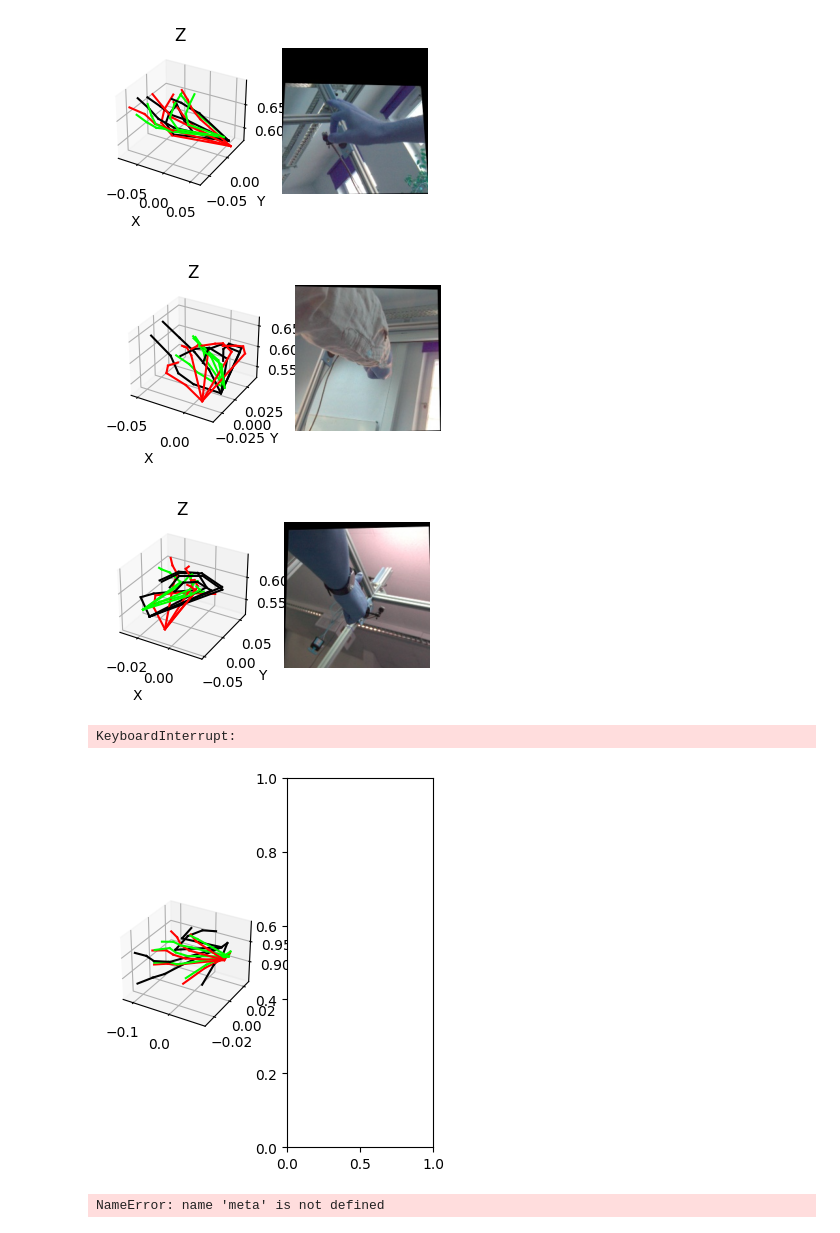
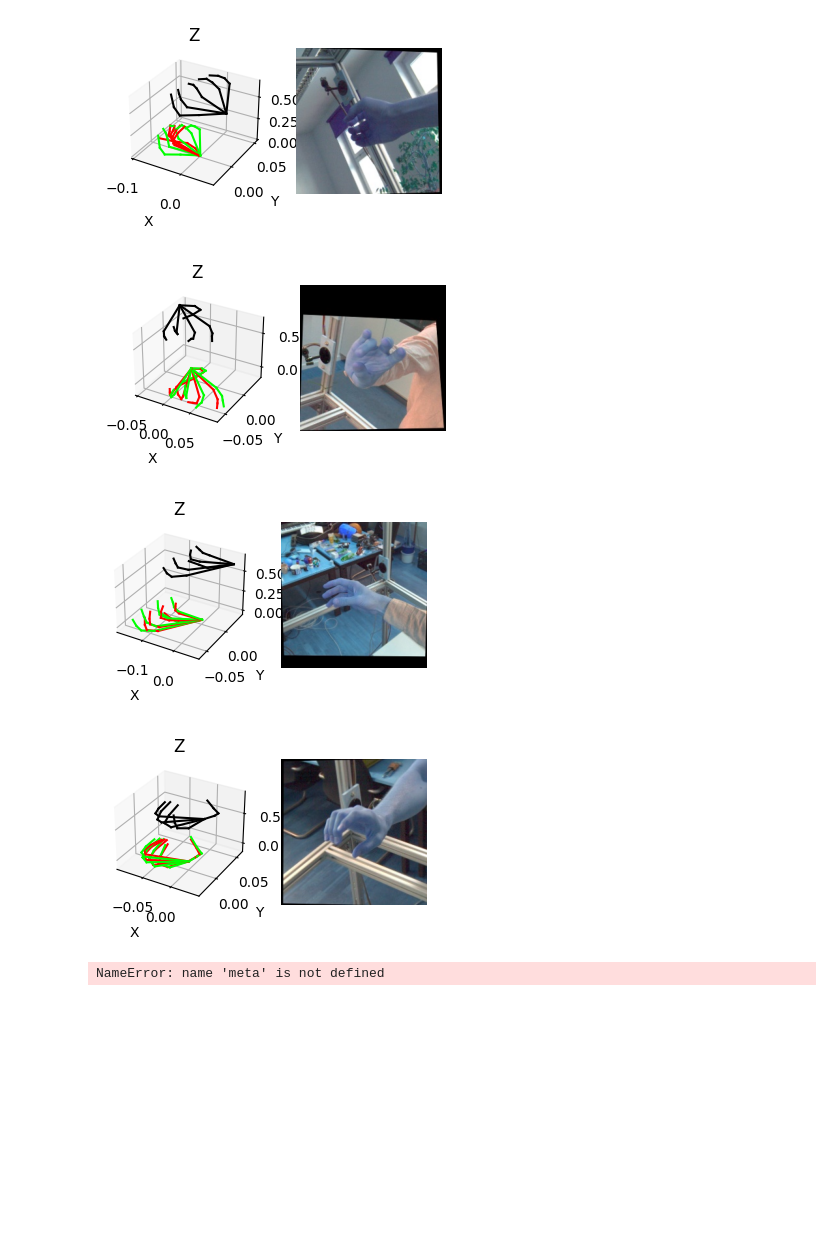
Before and after one commit to leejeongho3214/Synthetic-Hand-Dataset-Including-a-Forearm, a Jupyter notebook: src/tools/3d_visualize.ipynb, the cells around one changed output. Saved outputs shown, nothing was run; the diff lists cells and outputs as text; code cells hidden in the pictures; blank space fills up the shorter version.

```diff
--- a/src/tools/3d_visualize.ipynb
+++ b/src/tools/3d_visualize.ipynb
@@ -6,4 +6,9 @@ import json
 
 
 with open("output/ours/frei/ori/pred_ori.json") as f:
-    model1 = json.load(f)
+    v = json.load(f)
+    model1, gt_list = v[0], v[1]
+
+
+with open("output/ours/frei/gcn/hrnet/loss/heatmap/add/gcn_0_0_1_layer_2/pred_gcn_0_0_1_layer_2.json") as f:
+    model2 = json.load(f)[0]
@@ -42,8 +20,8 @@ import cv2
 
 
 
-for idx in error_index:
-    gt = gt_meta[idx]
+for idx in range(10):
+    gt = gt_list[idx]
     pred1 = model1[idx]
     pred2 = model2[idx]
     fig = plt.figure(dpi= 100)
@@ -75,8 +53,7 @@ for idx in error_index:
-[figure, old version]
+[figure, new version]
-[figure, old version]
+[figure, new version]
-[figure, old version]
+[figure, new version]
-KeyboardInterrupt:
-[figure, old version]
+[figure, new version]
 # %%
 from mpl_toolkits.mplot3d import axes3d
 import matplotlib.pyplot as plt
```
Also changed, not shown: parts of 2 cells of this notebook, 1 other file.
